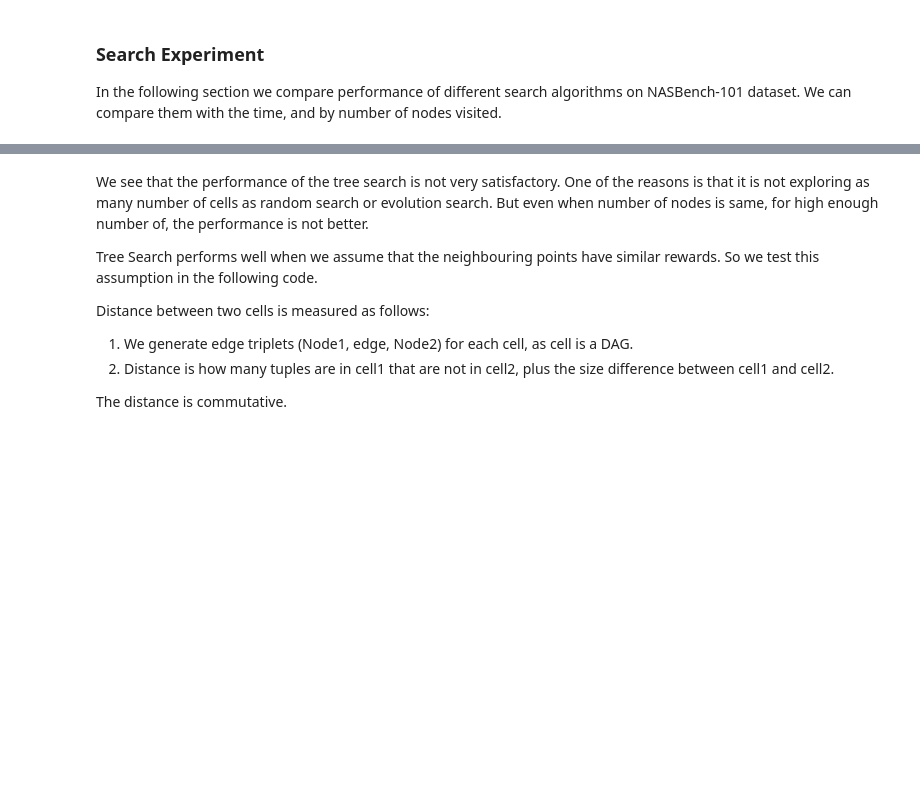
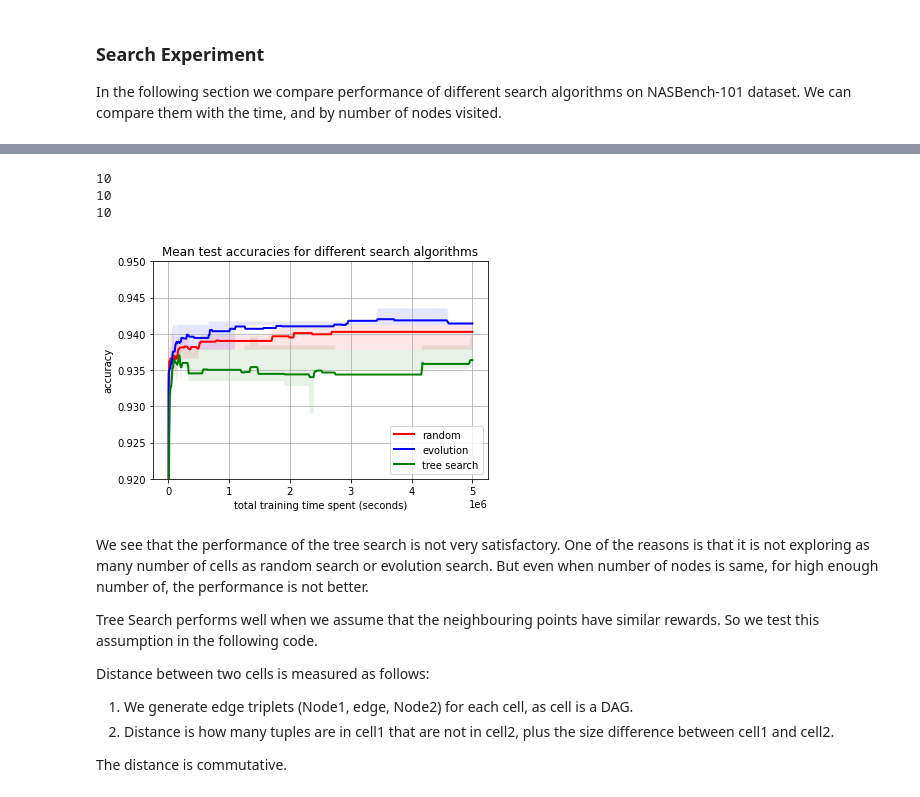
Before and after one commit to akashjorss/NAS_Search_using_NASBench-101, a Jupyter notebook: AutoDL_NASBench.ipynb, the cells around one changed output, grey strips where cells are left out. Cells and saved outputs as stored; diff of their text form; code cells hidden in the pictures; blank space fills up the shorter version.

```diff
--- a/AutoDL_NASBench.ipynb
+++ b/AutoDL_NASBench.ipynb
@@ -53,7 +62,7 @@ This dataset has accuracies of ~0.5 million sampled architectures. Each architec
 # uncomment the second line for nasbench_full.tfrecord).
 
 # !curl -O https://storage.googleapis.com/nasbench/nasbench_only108.tfrecord
-# !curl -O https://storage.googleapis.com/nasbench/nasbench_full.tfrecord
+!curl -O https://storage.googleapis.com/nasbench/nasbench_full.tfrecord
 
 # Clone and install the code and dependencies.
 
@@ -65,4 +74,4 @@ This dataset has accuracies of ~0.5 million sampled architectures. Each architec
 from nasbench import api
 
 # Use nasbench_full.tfrecord for full dataset (run download command above).
-nasbench = api.NASBench(os.path.join(PROJECT_PATH, 'nasbench_full.tfrecord'))
+nasbench = api.NASBench('nasbench_full.tfrecord')#os.path.join(PROJECT_PATH, 'nasbench_full.tfrecord'))
@@ -585,33 +663,39 @@ def plot_data(data, color, label, gran=10000, max_budget=5e6):
       prev_time = data[repeat][0][pointers[repeat]-1]
       prev_test = data[repeat][2][pointers[repeat]-1]
       #print(data[repeat][0][:10])
       next_time = data[repeat][0][pointers[repeat]]
       next_test = data[repeat][2][pointers[repeat]]
       assert prev_time < cur and next_time >= cur
 
       # Linearly interpolate the test between the two surrounding points
       cur_val = ((cur - prev_time) / (next_time - prev_time)) * (next_test - prev_test) + prev_test
 
       all_vals.append(cur_val)
 
     all_vals = sorted(all_vals)
     mean.append(sum(all_vals) / float(len(all_vals)))
     per25.append(all_vals[int(0.25 * repeats)])
     per75.append(all_vals[int(0.75 * repeats)])
 
     cur += gran
 
   plt.plot(xs, mean, color=color, label=label, linewidth=2)
   plt.fill_between(xs, per25, per75, alpha=0.1, linewidth=0, facecolor=color)
 
 plot_data(random_data, 'red', 'random')
 plot_data(evolution_data, 'blue', 'evolution')
 plot_data(tree_search_data, 'green', 'tree search')
 plt.legend(loc='lower right')
 plt.ylim(0.92, 0.95)
 plt.xlabel('total training time spent (seconds)') #total number of cells explored = 1000')
 plt.ylabel('accuracy')
+plt.title("Mean test accuracies for different search algorithms")
 plt.grid()
+# %% [output]
+10
+10
+10
+[figure, added]
 # %% [markdown]
 We see that the performance of the tree search is not very satisfactory. One of the reasons is that it is not exploring as many number of cells as random search or evolution search. But even when number of nodes is same, for high enough number of, the performance is not better.
 
```
Also changed, not shown: parts of 28 cells of this notebook, 2 other files.
